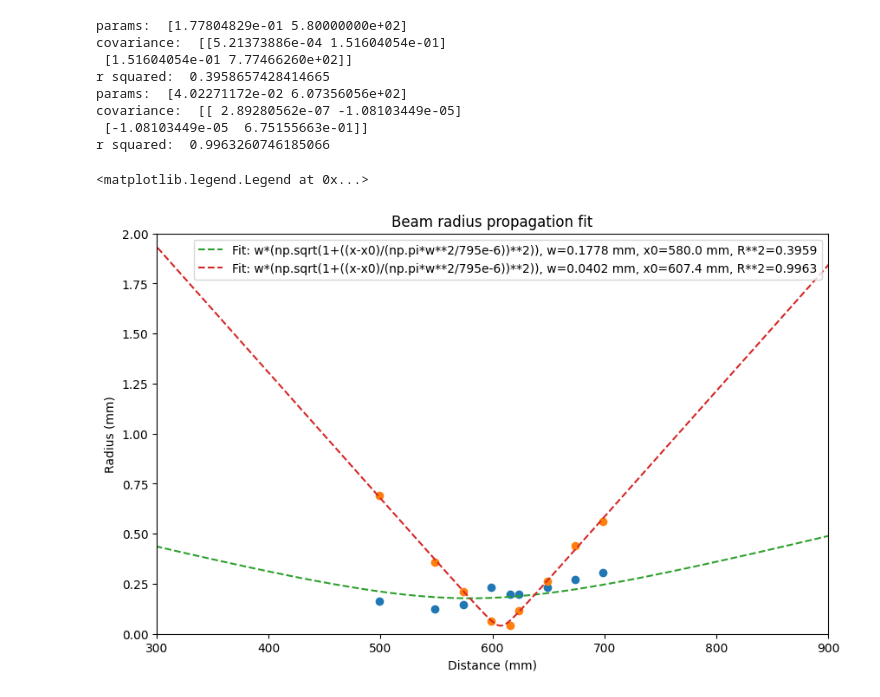
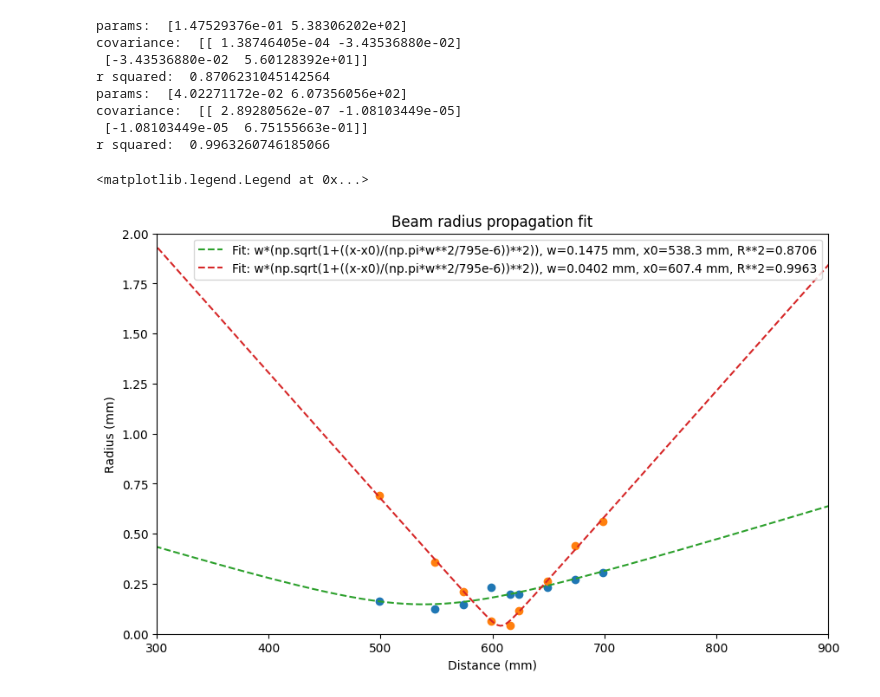
Before and after one commit to hodeiei/Ellipticbeam_profilefit, a Jupyter notebook: elliptic_beamfit.ipynb, the cells around one changed output. Cells and saved outputs as stored; diff of their text form; code cells hidden in the pictures.

Commit message:
Funtions are now at the beginning and bound looser

```diff
--- a/elliptic_beamfit.ipynb
+++ b/elliptic_beamfit.ipynb
@@ -2,13 +2,6 @@
 from scipy.optimize import curve_fit
 import matplotlib.pyplot as plt
 import numpy as np
-
-######## we begin by defining our data points ########
-# x is distance from lens, y is radius (1/e^2) of beam at that point for one axis
-
-x = 499, 548.5, 573.96, 599.143, 615.738, 623.75, 649.2, 673.82, 699
-y = 0.324/2, 0.253/2, 0.2902/2, 0.466/2, 0.3938/2, 0.394/2, 0.468/2, 0.5418/2, 0.6156/2
-x_fit = np.linspace(2*min(x), -2*max(x), 1000)
 
 def exponential_decay_fixed(x, a, b):
     return np.exp(-a*x)+b
@@ -30,7 +23,14 @@ def a_exponential(x, a, b):
 def linear_fit(x, a, b):
     return 1-a*x + b
 
-params, covs = curve_fit(beam_propl, x, y, bounds=([0, 580], [.5, 600]),maxfev=10000)
+######## we begin by defining our data points ########
+# x is distance from lens, y is radius (1/e^2) of beam at that point for one axis
+
+x = 499, 548.5, 573.96, 599.143, 615.738, 623.75, 649.2, 673.82, 699
+y = 0.324/2, 0.253/2, 0.2902/2, 0.466/2, 0.3938/2, 0.394/2, 0.468/2, 0.5418/2, 0.6156/2
+x_fit = np.linspace(2*min(x), -2*max(x), 1000)
+
+params, covs = curve_fit(beam_propl, x, y, bounds=([0, 500], [.5, 600]),maxfev=10000)
 print("params: ", params)
 print("covariance: ", covs)
 
@@ -55,35 +55,35 @@ paramsl, covsl = curve_fit(beam_propl, xx, yy, bounds=([0, 550], [.05, 650]), ma
 print("params: ", paramsl)
 print("covariance: ", covsl)
 
 residsl = yy-beam_propl(xx, *paramsl)
 res_sumsql = np.sum(residsl**2)
 totres_sumsql = np.sum((yy-np.mean(yy))**2)
 r_sql = 1-res_sumsql/totres_sumsql
 
 print("r squared: ", r_sql)
 
 al = paramsl[0]
 bl = paramsl[1]
 
 plt.figure(figsize=(10, 6))
 plt.title('Beam radius propagation fit')
 plt.xlabel('Distance (mm)')
 plt.ylabel('Radius (mm)')
 plt.xlim(300,900)
 plt.ylim(0,2)
 plt.plot(x, y, 'o')
 plt.plot(xx, yy, 'o')
 plt.plot(x_fit, beam_propl(x_fit, a, b), '--', label =f'Fit: w*(np.sqrt(1+((x-x0)/(np.pi*w**2/795e-6))**2)), w={a:.4f} mm, x0={b:.1f} mm, R**2={r_sq:.4f}')
 plt.plot(x_fit, beam_propl(x_fit, al, bl), '--', label =f'Fit: w*(np.sqrt(1+((x-x0)/(np.pi*w**2/795e-6))**2)), w={al:.4f} mm, x0={bl:.1f} mm, R**2={r_sql:.4f}')
 plt.legend(loc="upper right")
 # %% [output]
-params:  [1.77804829e-01 5.80000000e+02]
-covariance:  [[5.21373886e-04 1.51604054e-01]
- [1.51604054e-01 7.77466260e+02]]
-r squared:  0.3958657428414665
+params:  [1.47529376e-01 5.38306202e+02]
+covariance:  [[ 1.38746405e-04 -3.43536880e-02]
+ [-3.43536880e-02  5.60128392e+01]]
+r squared:  0.8706231045142564
 params:  [4.02271172e-02 6.07356056e+02]
 covariance:  [[ 2.89280562e-07 -1.08103449e-05]
  [-1.08103449e-05  6.75155663e-01]]
 r squared:  0.9963260746185066
 <matplotlib.legend.Legend at 0x...>
-[figure, old version]
+[figure, new version]
```
